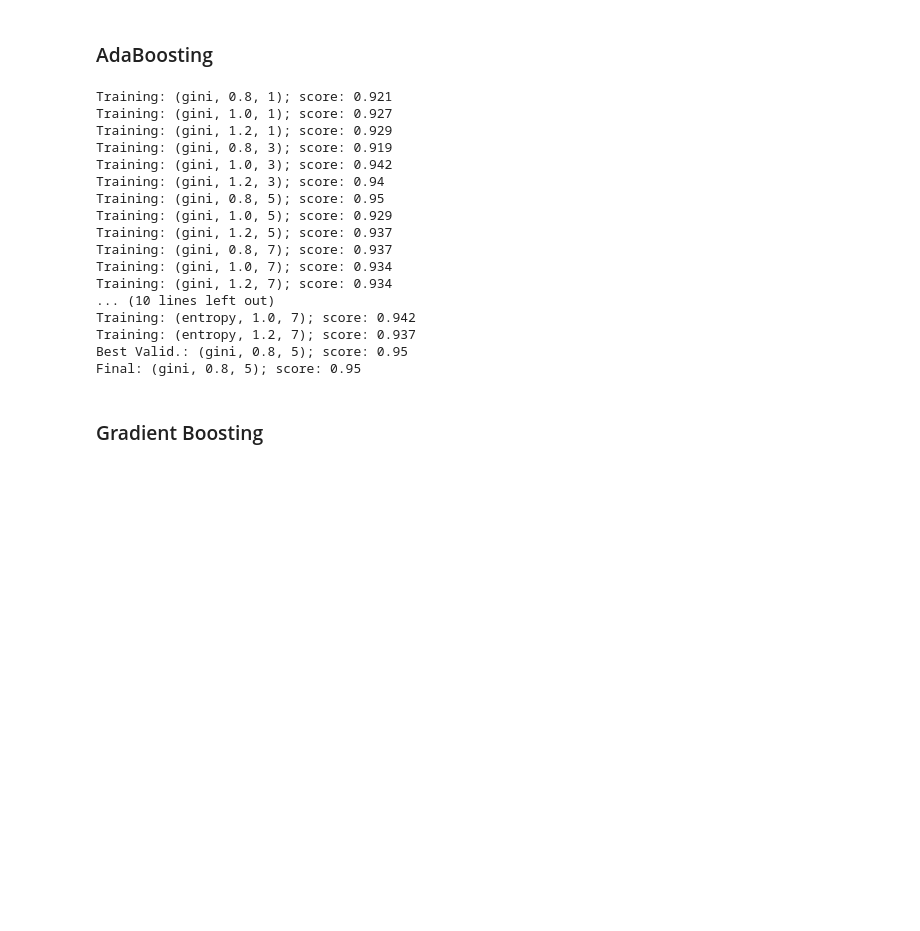
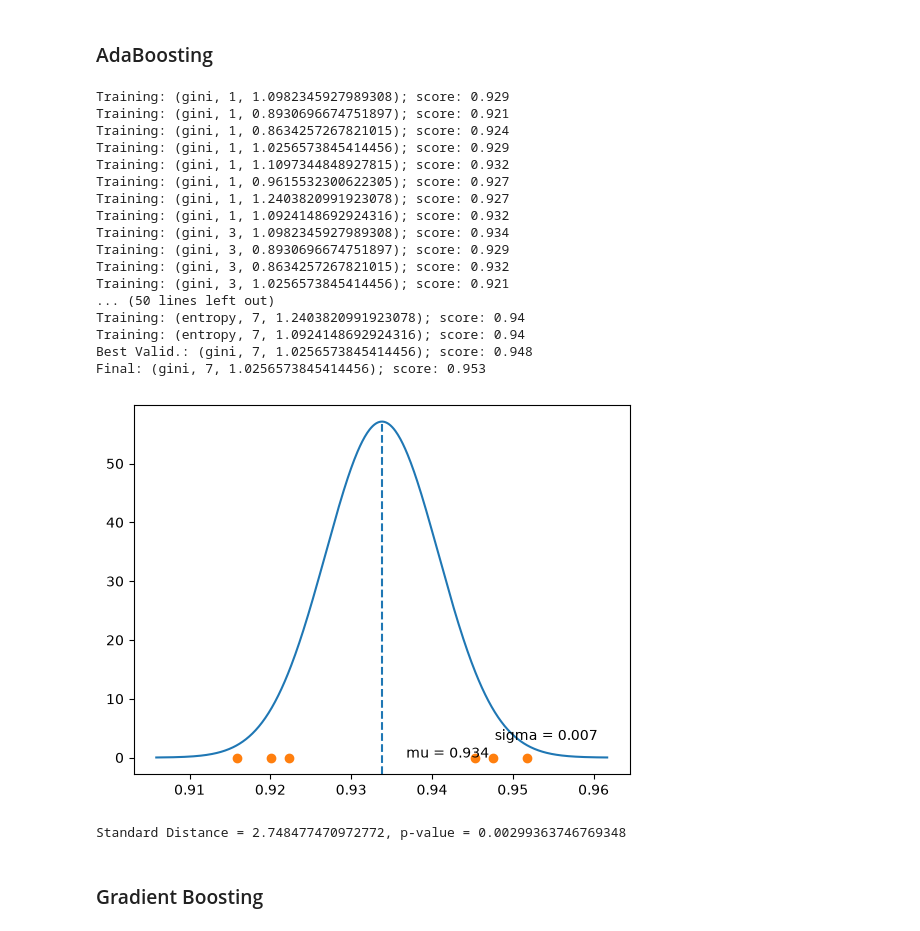
Before and after one commit to AlexMinasyan/Country-Income-Tier-Classifier, a Jupyter notebook: ml.ipynb, the cells around one changed output. Drawn from its saved outputs; the diff is of its cells as text; code cells hidden in the pictures; blank space fills up the shorter version.

Commit message:
Continuous parameters were changed to random search and better individual model statistics were done.

```diff
--- a/ml.ipynb
+++ b/ml.ipynb
@@ -66,51 +71,62 @@ X_test, X_valid, y_test, y_valid = train_test_split(X_test_val, y_test_val, test
 # %% [markdown]
 ### AdaBoosting
 # %%
-options = { 'criterion': ['gini', 'entropy'], 'max-depth': [1, 3, 5, 7], 'learning-rate': [0.8, 1.0, 1.2] }
+np.random.seed(123)
+options = { 'criterion': ['gini', 'entropy'], 'max-depth': [1, 3, 5, 7], 'learning-rate': np.random.rand(8) * 0.5 + 0.75 }
 keys, values = zip(*options.items())
 option_combos = [dict(zip(keys, p)) for p in product(*values)]
 
 results = []
 for combo in option_combos:
     # Training
     estimator = DecisionTreeClassifier(criterion = combo['criterion'], max_depth = combo['max-depth'], random_state = 123)
     clf = AdaBoostClassifier(estimator = estimator, n_estimators = 100, random_state = 0, learning_rate = combo['learning-rate'])
     clf.fit(X_train, y_train.values.ravel())
 
     # Cross Validation (Holdout)
     score = clf.score(X_valid, y_valid)
-    res = { 'score': round(score, 3), 'criterion': combo['criterion'], 'max-depth': combo['max-depth'], 'learning-rate': combo['learning-rate'] }
+    res = { 'score': score, 'criterion': combo['criterion'], 'max-depth': combo['max-depth'], 'learning-rate': combo['learning-rate'] }
     results.append(res)
     print(f'Training: {stringify(res)}')
 
 sorted_results = sorted(results, key = lambda d: d['score'], reverse = True)
 print(f'Best Valid.: {stringify(sorted_results[0])}')
 
 # Training the Final Model and Testing
 final_estimator = DecisionTreeClassifier(criterion = sorted_results[0]['criterion'], max_depth = sorted_results[0]['max-depth'], random_state = 123)
 final_clf = AdaBoostClassifier(estimator = estimator, n_estimators = 100, random_state = 0, learning_rate = sorted_results[0]['learning-rate'])
 final_clf.fit(pd.concat([X_train, X_valid]), pd.concat([y_train, y_valid]).values.ravel())
 final_score = final_clf.score(X_test, y_test) # type: ignore
 final_res = { 'score': round(final_score, 3), 'criterion': sorted_results[0]['criterion'], 'max-depth': sorted_results[0]['max-depth'], 'learning-rate': sorted_results[0]['learning-rate'] }
 print(f'Final: {stringify(final_res)}')
+
+scores = np.array([d['score'] for d in results])
+gen_CI(scores.mean(), scores.std())
+
+stds_away = (final_res['score'] - scores.mean()) / scores.std()
+p_value = norm.sf(abs(stds_away)) # a one-sided stat was used because we know that this value will be above the mean.
+
+print(f'Standard Distance = {stds_away}, p-value = {p_value}')
 # %% [output]
-Training: (gini, 0.8, 1); score: 0.921
-Training: (gini, 1.0, 1); score: 0.927
-Training: (gini, 1.2, 1); score: 0.929
-Training: (gini, 0.8, 3); score: 0.919
-Training: (gini, 1.0, 3); score: 0.942
-Training: (gini, 1.2, 3); score: 0.94
-Training: (gini, 0.8, 5); score: 0.95
-Training: (gini, 1.0, 5); score: 0.929
-Training: (gini, 1.2, 5); score: 0.937
-Training: (gini, 0.8, 7); score: 0.937
-Training: (gini, 1.0, 7); score: 0.934
-Training: (gini, 1.2, 7); score: 0.934
-... (10 lines left out)
-Training: (entropy, 1.0, 7); score: 0.942
-Training: (entropy, 1.2, 7); score: 0.937
-Best Valid.: (gini, 0.8, 5); score: 0.95
-Final: (gini, 0.8, 5); score: 0.95
+Training: (gini, 1, 1.0982345927989308); score: 0.929
+Training: (gini, 1, 0.8930696674751897); score: 0.921
+Training: (gini, 1, 0.8634257267821015); score: 0.924
+Training: (gini, 1, 1.0256573845414456); score: 0.929
+Training: (gini, 1, 1.1097344848927815); score: 0.932
+Training: (gini, 1, 0.9615532300622305); score: 0.927
+Training: (gini, 1, 1.2403820991923078); score: 0.927
+Training: (gini, 1, 1.0924148692924316); score: 0.932
+Training: (gini, 3, 1.0982345927989308); score: 0.934
+Training: (gini, 3, 0.8930696674751897); score: 0.929
+Training: (gini, 3, 0.8634257267821015); score: 0.932
+Training: (gini, 3, 1.0256573845414456); score: 0.921
+... (50 lines left out)
+Training: (entropy, 7, 1.2403820991923078); score: 0.94
+Training: (entropy, 7, 1.0924148692924316); score: 0.94
+Best Valid.: (gini, 7, 1.0256573845414456); score: 0.948
+Final: (gini, 7, 1.0256573845414456); score: 0.953
+[figure, added]
+Standard Distance = 2.748477470972772, p-value = 0.00299363746769348
 # %% [markdown]
 ### Gradient Boosting
 # %%
```
Also changed, not shown: parts of 6 cells of this notebook.
